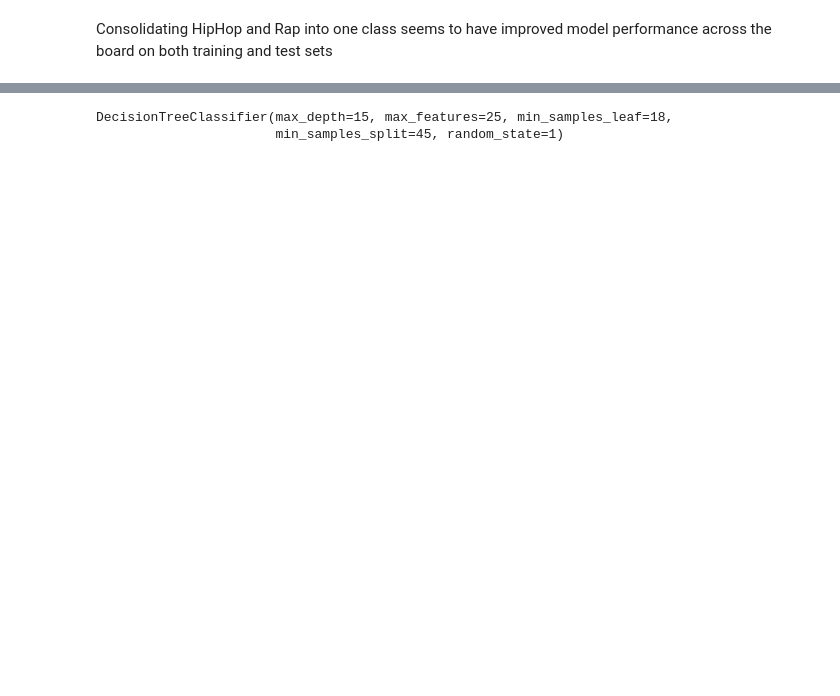
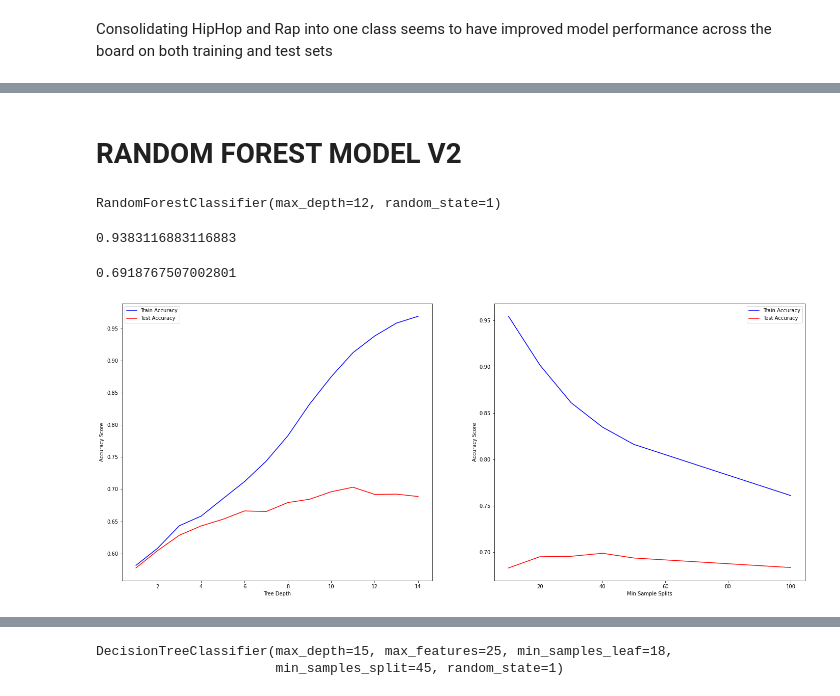
Before and after one commit to mitchellren123/Spotify-Genre-Classification, a Jupyter notebook: Spotify_Genre_Classification.ipynb, the cells around one changed output, grey strips where cells are left out. Drawn from its saved outputs; the diff is of its cells as text; code cells hidden in the pictures; blank space fills up the shorter version.

Commit message:
Further model testing

```diff
--- a/Spotify_Genre_Classification.ipynb
+++ b/Spotify_Genre_Classification.ipynb
@@ -590,0 +415,8 @@ forest2.score(X_test_OHE, y_test_2)
+# %%
+DTC_best = DecisionTreeClassifier(criterion = 'gini',
+                                  max_depth = 14,
+                                  min_samples_split = 44,
+                                  min_samples_leaf = 15,
+                                  max_features = 25,
+                                  random_state = 1)
+DTC_best.fit(X_train_resampled, y_train_resampled)
@@ -590,0 +460,72 @@ forest2.score(X_test_OHE, y_test_2)
+# %% [markdown]
+# RANDOM FOREST MODEL V2
+# %%
+## Model V2 - Random Forest
+
+forest = RandomForestClassifier(n_estimators = 100, max_depth = 12, random_state = 1)
+forest.fit(X_train_resampled, y_train_resampled)
+# %% [output]
+RandomForestClassifier(max_depth=12, random_state=1)
+# %%
+forest.score(X_train_resampled, y_train_resampled)
+# %% [output]
+0.9383116883116883
+# %%
+forest.score(X_test_resampled, y_test_resampled)
+# %% [output]
+0.6918767507002801
+# %%
+# Testing different Max Depth values against model accuracy
+
+max_depth = np.array(range(1,15))
+
+train_results_max_depth = []
+test_results_max_depth = []
+
+for value in max_depth:
+    RFC = RandomForestClassifier(n_estimators = 100, max_depth = value, random_state = 1)
+    RFC.fit(X_train_resampled, y_train_resampled)
+    y_pred_train = RFC.predict(X_train_resampled)
+    train_accuracy = accuracy_score(y_train_resampled, y_pred_train)
+    train_results_max_depth.append(train_accuracy)
+
+    y_pred_test = RFC.predict(X_test_resampled)
+    test_accuracy = accuracy_score(y_test_resampled, y_pred_test)
+    test_results_max_depth.append(test_accuracy)
+
+# Testing different Min Sample Split values against model accuracy
+
+min_samples_splits = [10, 20, 30, 40, 50, 100]
+min_samples_splits
+
+train_results_sample_splits = []
+test_results_sample_splits = []
+
+for min_samples_split in min_samples_splits:
+    RFC = RandomForestClassifier(n_estimators = 100, min_samples_split = min_samples_split, random_state = 1)
+    RFC.fit(X_train_resampled, y_train_resampled)
+    y_pred_train = RFC.predict(X_train_resampled)
+    train_accuracy = accuracy_score(y_train_resampled, y_pred_train)
+    train_results_sample_splits.append(train_accuracy)
+
+    y_pred_test = RFC.predict(X_test_resampled)
+    test_accuracy = accuracy_score(y_test_resampled, y_pred_test)
+    test_results_sample_splits.append(test_accuracy)
+
+# Plotting results
+
+fig , (ax1, ax2) = plt.subplots(nrows = 1, ncols = 2, figsize = (24,10))
+
+ax1.plot(max_depth, train_results_max_depth, 'b', label='Train Accuracy')
+ax1.plot(max_depth, test_results_max_depth, 'r', label='Test Accuracy')
+ax1.set_ylabel('Accuracy Score')
+ax1.set_xlabel('Tree Depth')
+ax1.legend()
+
+ax2.plot(min_samples_splits, train_results_sample_splits, 'b', label='Train Accuracy')
+ax2.plot(min_samples_splits, test_results_sample_splits, 'r', label='Test Accuracy')
+ax2.set_ylabel('Accuracy Score')
+ax2.set_xlabel('Min Sample Splits')
+ax2.legend();
+# %% [output]
+[figure, added]
```
Also changed, not shown: parts of 69 cells of this notebook.
